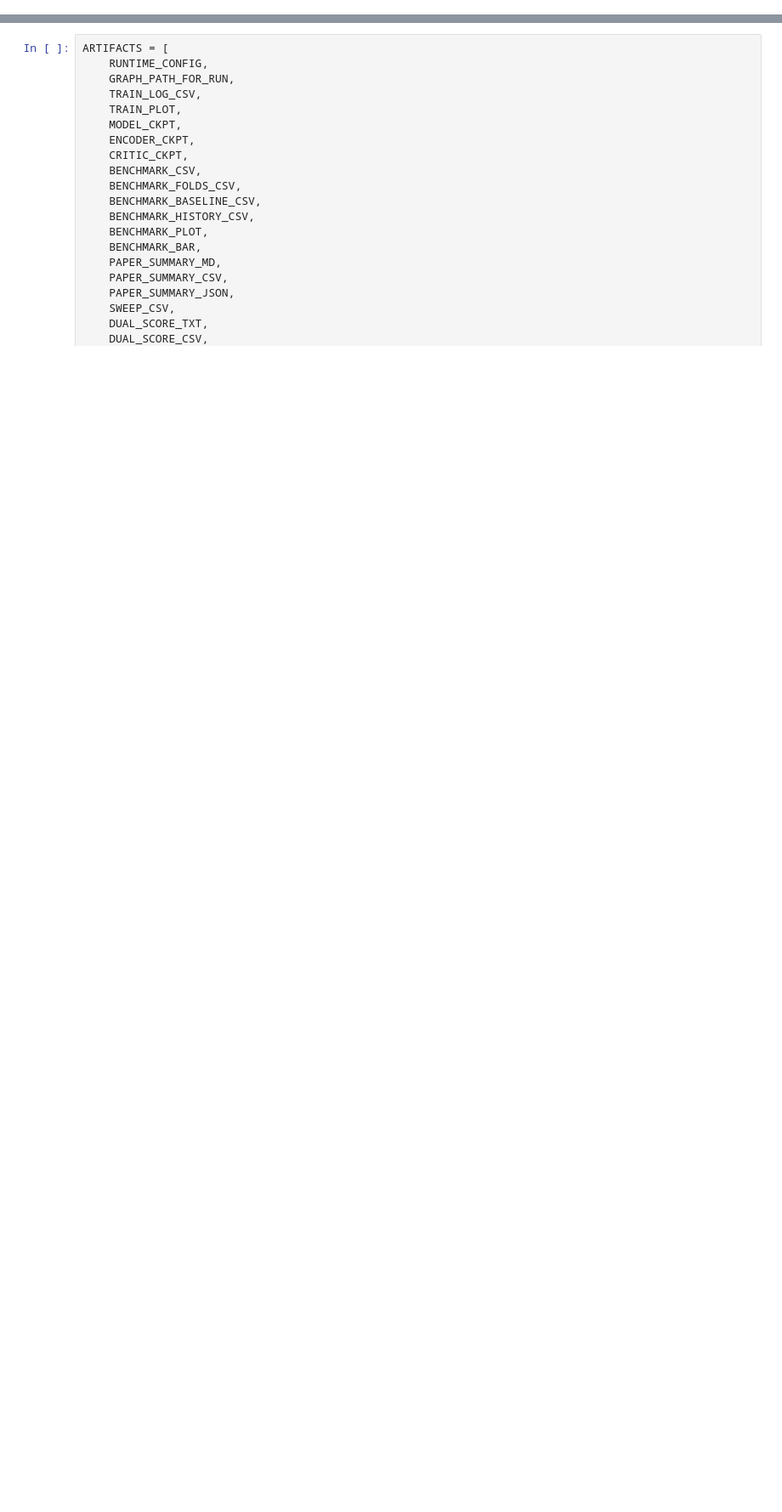
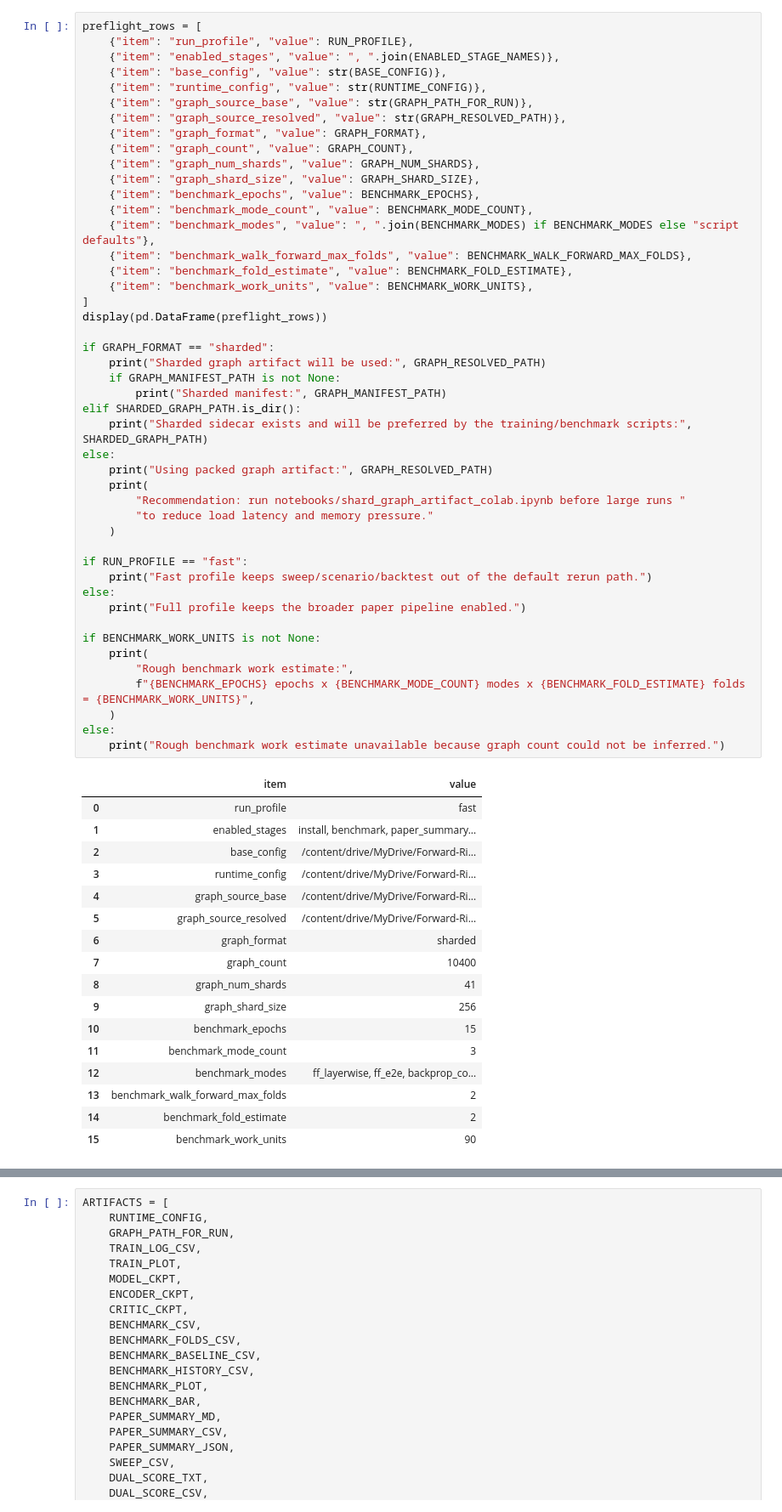
Before and after one commit to aditya1909-bit/Forward-Risk-Manager, a Jupyter notebook: notebooks/preliminary_paper_colab.ipynb, the cells around one changed output, grey strips where cells are left out. Shown at 85% size. Drawn from its saved outputs; the diff is of its cells as text; blank space fills up the shorter version.

```diff
--- a/notebooks/preliminary_paper_colab.ipynb
+++ b/notebooks/preliminary_paper_colab.ipynb
@@ -260,0 +452,64 @@ show_stage_status()
+# %%
+preflight_rows = [
+    {"item": "run_profile", "value": RUN_PROFILE},
+    {"item": "enabled_stages", "value": ", ".join(ENABLED_STAGE_NAMES)},
+    {"item": "base_config", "value": str(BASE_CONFIG)},
+    {"item": "runtime_config", "value": str(RUNTIME_CONFIG)},
+    {"item": "graph_source_base", "value": str(GRAPH_PATH_FOR_RUN)},
+    {"item": "graph_source_resolved", "value": str(GRAPH_RESOLVED_PATH)},
+    {"item": "graph_format", "value": GRAPH_FORMAT},
+    {"item": "graph_count", "value": GRAPH_COUNT},
+    {"item": "graph_num_shards", "value": GRAPH_NUM_SHARDS},
+    {"item": "graph_shard_size", "value": GRAPH_SHARD_SIZE},
+    {"item": "benchmark_epochs", "value": BENCHMARK_EPOCHS},
+    {"item": "benchmark_mode_count", "value": BENCHMARK_MODE_COUNT},
+    {"item": "benchmark_modes", "value": ", ".join(BENCHMARK_MODES) if BENCHMARK_MODES else "script defaults"},
+    {"item": "benchmark_walk_forward_max_folds", "value": BENCHMARK_WALK_FORWARD_MAX_FOLDS},
+    {"item": "benchmark_fold_estimate", "value": BENCHMARK_FOLD_ESTIMATE},
+    {"item": "benchmark_work_units", "value": BENCHMARK_WORK_UNITS},
+]
+display(pd.DataFrame(preflight_rows))
+
+if GRAPH_FORMAT == "sharded":
+    print("Sharded graph artifact will be used:", GRAPH_RESOLVED_PATH)
+    if GRAPH_MANIFEST_PATH is not None:
+        print("Sharded manifest:", GRAPH_MANIFEST_PATH)
+elif SHARDED_GRAPH_PATH.is_dir():
+    print("Sharded sidecar exists and will be preferred by the training/benchmark scripts:", SHARDED_GRAPH_PATH)
+else:
+    print("Using packed graph artifact:", GRAPH_RESOLVED_PATH)
+    print(
+        "Recommendation: run notebooks/shard_graph_artifact_colab.ipynb before large runs "
+        "to reduce load latency and memory pressure."
+    )
+
+if RUN_PROFILE == "fast":
+    print("Fast profile keeps sweep/scenario/backtest out of the default rerun path.")
+else:
+    print("Full profile keeps the broader paper pipeline enabled.")
+
+if BENCHMARK_WORK_UNITS is not None:
+    print(
+        "Rough benchmark work estimate:",
+        f"{BENCHMARK_EPOCHS} epochs x {BENCHMARK_MODE_COUNT} modes x {BENCHMARK_FOLD_ESTIMATE} folds = {BENCHMARK_WORK_UNITS}",
+    )
+else:
+    print("Rough benchmark work estimate unavailable because graph count could not be inferred.")
+# %% [output]
+|  | item | value |
+| 0 | run_profile | fast |
+| 1 | enabled_stages | install, benchmark, paper_summary... |
+| 2 | base_config | /content/drive/MyDrive/Forward-Ri... |
+| 3 | runtime_config | /content/drive/MyDrive/Forward-Ri... |
+| 4 | graph_source_base | /content/drive/MyDrive/Forward-Ri... |
+| 5 | graph_source_resolved | /content/drive/MyDrive/Forward-Ri... |
+| 6 | graph_format | sharded |
+| 7 | graph_count | 10400 |
+| 8 | graph_num_shards | 41 |
+| 9 | graph_shard_size | 256 |
+| 10 | benchmark_epochs | 15 |
+| 11 | benchmark_mode_count | 3 |
+| 12 | benchmark_modes | ff_layerwise, ff_e2e, backprop_co... |
+| 13 | benchmark_walk_forward_max_folds | 2 |
+| 14 | benchmark_fold_estimate | 2 |
+| 15 | benchmark_work_units | 90 |
```
Also changed, not shown: parts of 6 cells of this notebook, 1 other file.
